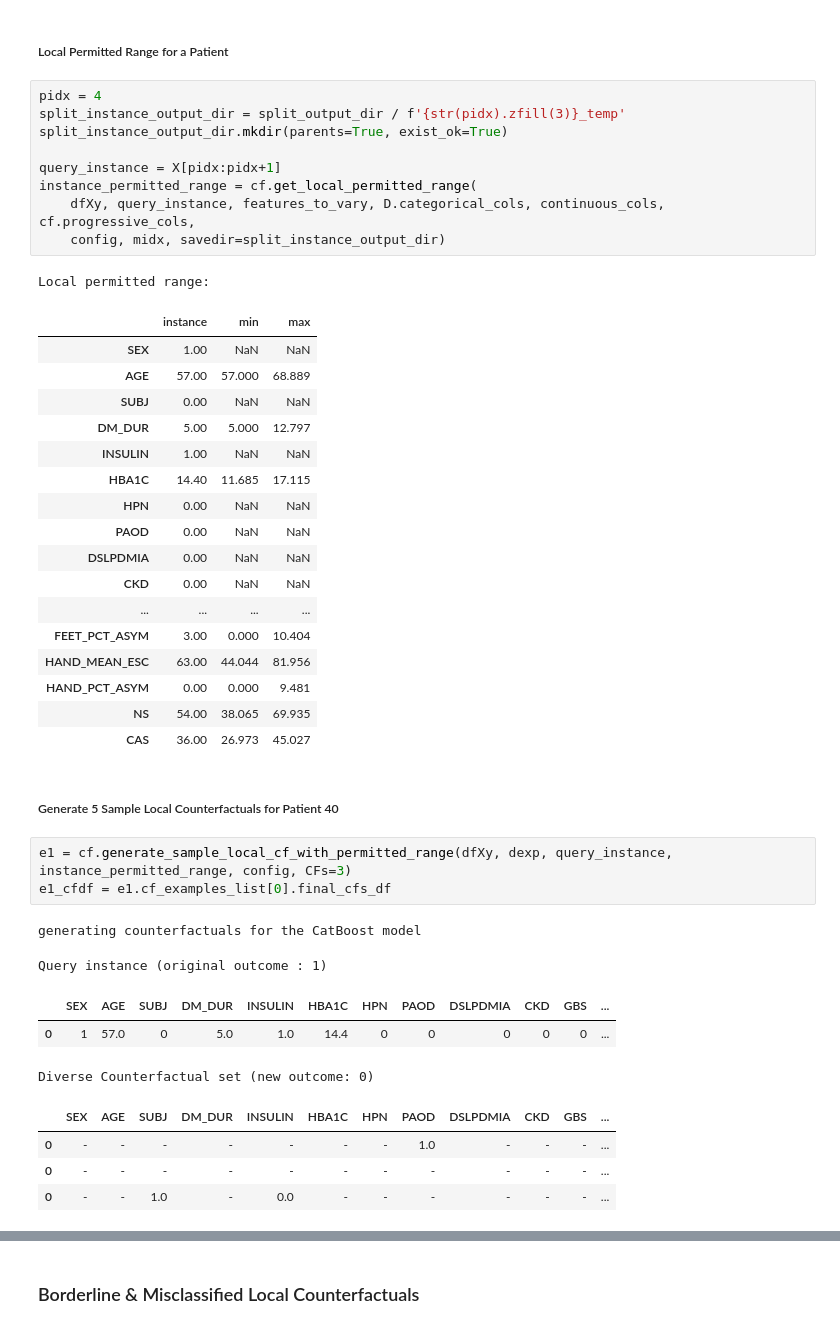
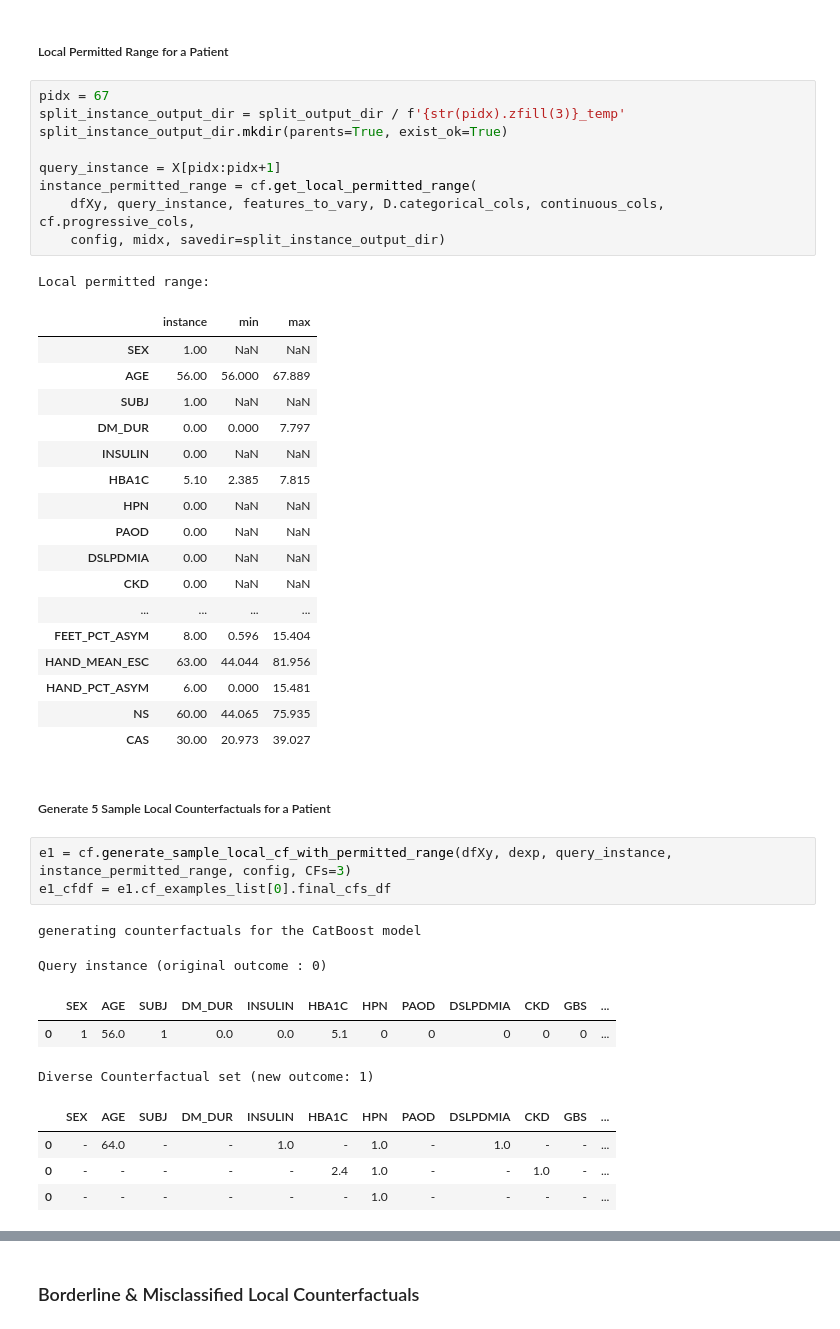
Before and after one commit to acbriza/dpn2026, a Jupyter notebook: module/counterfactuals.ipynb, the cells around one changed output, grey strips where cells are left out. Cells and saved outputs as stored; diff of their text form.

```diff
--- a/module/counterfactuals.ipynb
+++ b/module/counterfactuals.ipynb
@@ -246,48 +254,48 @@ cf.get_global_importance(dexp, D, X_test, config, midx,
 # %% [markdown]
 ##### Local Permitted Range for a Patient
 # %%
-pidx = 4
+pidx = 67
 split_instance_output_dir = split_output_dir / f'{str(pidx).zfill(3)}_temp'
 split_instance_output_dir.mkdir(parents=True, exist_ok=True)
 
 query_instance = X[pidx:pidx+1]
 instance_permitted_range = cf.get_local_permitted_range(
     dfXy, query_instance, features_to_vary, D.categorical_cols, continuous_cols, cf.progressive_cols,
     config, midx, savedir=split_instance_output_dir)
 # %% [output]
 Local permitted range:
 |  | instance | min | max |
 | SEX | 1.00 | NaN | NaN |
-| AGE | 57.00 | 57.000 | 68.889 |
-| SUBJ | 0.00 | NaN | NaN |
-| DM_DUR | 5.00 | 5.000 | 12.797 |
-| INSULIN | 1.00 | NaN | NaN |
-| HBA1C | 14.40 | 11.685 | 17.115 |
+| AGE | 56.00 | 56.000 | 67.889 |
+| SUBJ | 1.00 | NaN | NaN |
+| DM_DUR | 0.00 | 0.000 | 7.797 |
+| INSULIN | 0.00 | NaN | NaN |
+| HBA1C | 5.10 | 2.385 | 7.815 |
 | HPN | 0.00 | NaN | NaN |
 | PAOD | 0.00 | NaN | NaN |
 | DSLPDMIA | 0.00 | NaN | NaN |
 | CKD | 0.00 | NaN | NaN |
 | ... | ... | ... | ... |
-| FEET_PCT_ASYM | 3.00 | 0.000 | 10.404 |
+| FEET_PCT_ASYM | 8.00 | 0.596 | 15.404 |
 | HAND_MEAN_ESC | 63.00 | 44.044 | 81.956 |
-| HAND_PCT_ASYM | 0.00 | 0.000 | 9.481 |
-| NS | 54.00 | 38.065 | 69.935 |
-| CAS | 36.00 | 26.973 | 45.027 |
+| HAND_PCT_ASYM | 6.00 | 0.000 | 15.481 |
+| NS | 60.00 | 44.065 | 75.935 |
+| CAS | 30.00 | 20.973 | 39.027 |
 # %% [markdown]
-##### Generate 5 Sample Local Counterfactuals for Patient 40
+##### Generate 5 Sample Local Counterfactuals for a Patient
 # %%
 e1 = cf.generate_sample_local_cf_with_permitted_range(dfXy, dexp, query_instance, instance_permitted_range, config, CFs=3)
 e1_cfdf = e1.cf_examples_list[0].final_cfs_df
 # %% [output]
 generating counterfactuals for the CatBoost model
-Query instance (original outcome : 1)
+Query instance (original outcome : 0)
 |  | SEX | AGE | SUBJ | DM_DUR | INSULIN | HBA1C | HPN | PAOD | DSLPDMIA | CKD | GBS | ... |
-| 0 | 1 | 57.0 | 0 | 5.0 | 1.0 | 14.4 | 0 | 0 | 0 | 0 | 0 | ... |
+| 0 | 1 | 56.0 | 1 | 0.0 | 0.0 | 5.1 | 0 | 0 | 0 | 0 | 0 | ... |
-Diverse Counterfactual set (new outcome: 0)
+Diverse Counterfactual set (new outcome: 1)
 |  | SEX | AGE | SUBJ | DM_DUR | INSULIN | HBA1C | HPN | PAOD | DSLPDMIA | CKD | GBS | ... |
-| 0 | - | - | - | - | - | - | - | 1.0 | - | - | - | ... |
-| 0 | - | - | - | - | - | - | - | - | - | - | - | ... |
-| 0 | - | - | 1.0 | - | 0.0 | - | - | - | - | - | - | ... |
+| 0 | - | 64.0 | - | - | 1.0 | - | 1.0 | - | 1.0 | - | - | ... |
+| 0 | - | - | - | - | - | 2.4 | 1.0 | - | - | 1.0 | - | ... |
+| 0 | - | - | - | - | - | - | 1.0 | - | - | - | - | ... |
 # %%
 e1_cfdf.head(2)
 # %% [output]
```
Also changed, not shown: parts of 65 cells of this notebook, 2 other files.
